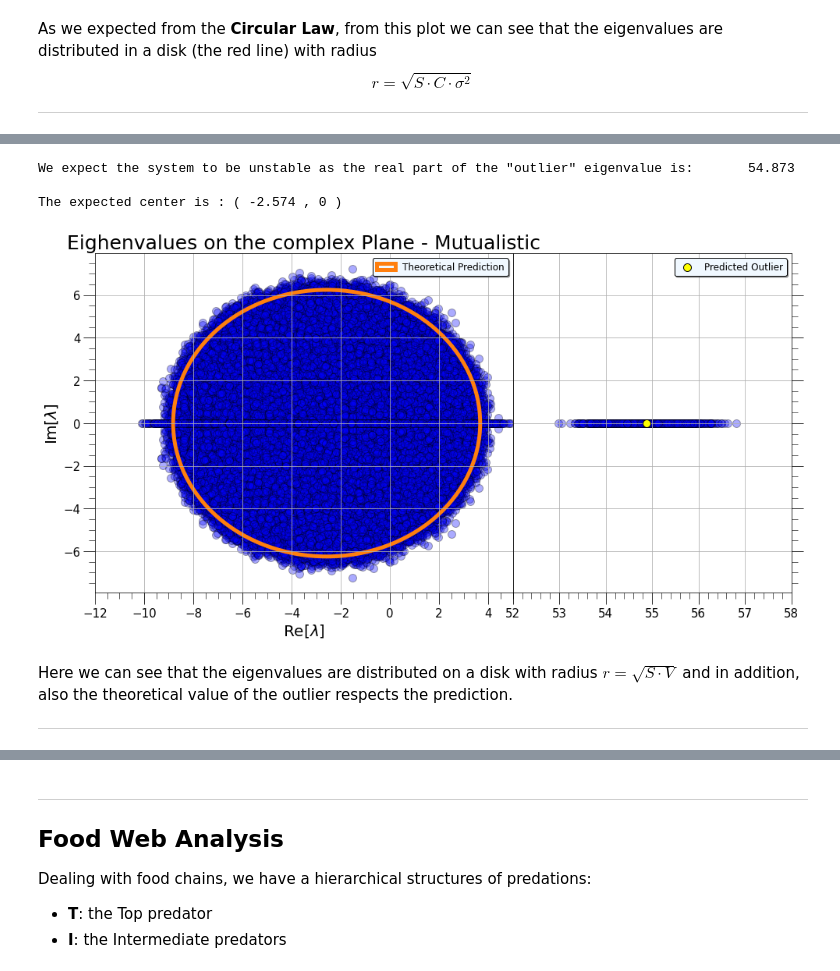
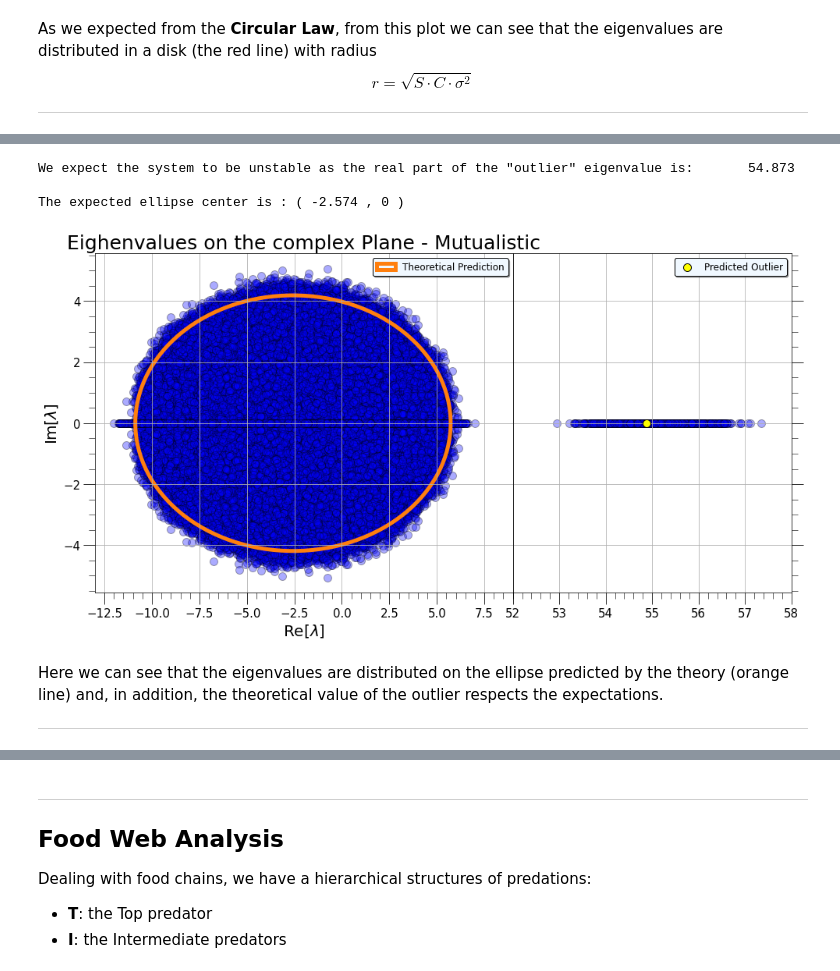
Before and after one commit to AndreaLazzari/PhysicalModelsOfLivingSystems, a Jupyter notebook: Week4/Homework_Week4_Lazzari.ipynb, the cells around one changed output, grey strips where cells are left out. Drawn from its saved outputs; the diff is of its cells as text; code cells hidden in the pictures.

```diff
--- a/Week4/Homework_Week4_Lazzari.ipynb
+++ b/Week4/Homework_Week4_Lazzari.ipynb
@@ -161,29 +177,33 @@ Re (\lambda) = (S-1) \cdot C \cdot \mathbb{E}[|x|] = (S-1) \cdot C \cdot \dfrac{
 $$.
 # %%
 def random_matrix_mutualistic(S, C, d , pdf , parameters):
-    # Generate a random a SxS matrix with non zero entries with probability of C
+
+    # Generate a random a SxS matrix with mij and mji non zero entries with probability of C
     # with diagonal equal to -d
-
     #S : size of the matrix
     #C : probability of non zero entries
     #d : (-)diagonal value
     #pdf : probability distribution function (NumPy)
     #parameters : parameters of the pdf (Dict)
 
+
+    #generate a SxS matrix of 0 with prob 1-C and 1 with probability C
+    A = np.random.choice([0,1], size=(S,S), p=[1-C, C])
+
+    A = np.triu(A, k=1)      #set the lower triangular part to 0
+    rand_mat = A + A.T       #set the lower triangular part specularly w.r.t. the upper triangular part
+
     # Generate a random a SxS matrix from probability distribution pdf(parameters)
-    mat = pdf(size=(S,S), **parameters)
-    mat = np.abs(mat)
+    norm_mat = pdf(size=(S,S), **parameters)
 
 
-    # Set diagonal to -d
-    np.fill_diagonal(mat, -d)
+    random_mutual_mat = norm_mat*rand_mat            #multiply the two matrices in order to have the desired distribution on mij and mji
 
-    # Set the off-diagonal entries to zero if the uniformly drawn p is > C
-    mat[np.triu(np.random.uniform(size = (S, S)), k = 1) > C]=0
-    mat[np.tril(np.random.uniform(size = (S, S)), k = -1) > C]=0
+    random_mutual_mat = np.abs(random_mutual_mat)    #absolute value of the matrix
 
+    np.fill_diagonal(random_mutual_mat, -d)          #set the diagonal to -d
 
-    return mat
+    return random_mutual_mat
 # %%
 S = 100      #dimension of the matrix
 C = 0.72     #probability of non zero entries
@@ -197,55 +217,59 @@ par = {'loc': 0, 'scale' : std}      # parameters of the normal pdf
 realizations = 1000    #number of repetitions
 # %%
 print(f'We expect the system to be unstable as the real part of the "outlier" eigenvalue is: \
-      {C * (S - 1) * ((2 * std) / (np.sqrt(2 * np.pi))) - d:.3f}')
+      { -d + (S - 1) * C * ((2 * std) / (np.sqrt(2 * np.pi))):.3f}')
 
-print(f'\nThe expected center is : ( {-d - C * (2 * std)/ np.sqrt(2 * np.pi):.3f} , 0 )')
+print(f'\nThe expected ellipse center is : ( {-d - C * (2 * std)/ np.sqrt(2 * np.pi):.3f} , 0 )')
 # %% [output]
 We expect the system to be unstable as the real part of the "outlier" eigenvalue is:       54.873
 
-The expected center is : ( -2.574 , 0 )
+The expected ellipse center is : ( -2.574 , 0 )
 # %%
 V = C * std**2 * (1 - (2*C)/ np.pi)
-circle = plt.Circle(( -d - C * (2 * std)/ np.sqrt(2 * np.pi) , 0), np.sqrt(S * V), color='C1', fill=False, linewidth=5,
-                        label='Theoretical Prediction')
+rho =(1-C)/((np.pi/2) - C)
+
+ellipse = matplotlib.patches.Ellipse(xy = (-d - C * (2 * std)/ np.sqrt(2 * np.pi), 0) ,
+                                     width = 2 * np.sqrt(S*V)*(1 + rho),
+                                     height = 2 * np.sqrt(S*V)*(1 - rho),
+                                                color = 'C1', fill=False, linewidth=5, label='Theoretical Prediction')
 
 fig, (ax1, ax2) = plt.subplots(1, 2, figsize = (16, 8), sharey=True, gridspec_kw={'wspace': 0, 'width_ratios': [3, 2]})
-ax1.set_xlim(-12, 5)
+ax1.set_xlim(-13, 9)
 ax2.set_xlim(52, 58)
 ax2.yaxis.tick_right()
 
 for i in range(repetitions):
 
     r_mat = random_matrix_mutualistic(S , C , d , dist , parameters=par)    #random SxS matrix - mutualistic case
 
     eighenvalues, _ = np.linalg.eig(r_mat)
 
     ax1.scatter(np.real(eighenvalues), np.imag(eighenvalues), s=100, edgecolors='black', color='blue', alpha=0.33)
     ax2.scatter(np.real(eighenvalues), np.imag(eighenvalues), s=100, edgecolors='black', color='blue', alpha=0.33)
 
-ax1.add_patch(circle)
-ax2.scatter(C * (S - 1) * ((2 * std) / (np.sqrt(2 * np.pi))) - d, 0, edgecolor = 'black',
+ax1.add_patch(ellipse)
+ax2.scatter(-d + (S - 1) * C * ((2 * std) / (np.sqrt(2 * np.pi))), 0, edgecolor = 'black',
             color = 'yellow', s = 100, zorder = 3, label='Predicted Outlier')
 
 ax1.set_title('Eighenvalues on the complex Plane - Mutualistic', fontsize = 25)
 ax1.set_xlabel('Re[$\\lambda$]', fontsize = 20)
 ax1.set_ylabel('Im[$\\lambda$]', fontsize = 20)
 
 for ax in [ax1,ax2]:
     ax.legend(facecolor = 'aliceblue', edgecolor = 'black', shadow = True, fontsize = 12)
     ax.get_xaxis().set_major_formatter(matplotlib.ticker.ScalarFormatter())
     ax.get_yaxis().set_major_formatter(matplotlib.ticker.ScalarFormatter())
 
     ax.get_xaxis().set_minor_formatter(matplotlib.ticker.NullFormatter())
     ax.tick_params(axis='both', which='major', labelsize=15, length=15)
     ax.tick_params(axis='both', which='minor', labelsize=15, length=8)
 
     ax.grid(zorder = 1)
     ax.minorticks_on()
 # %% [output]
-[figure, old version]
+[figure, new version]
 # %% [markdown]
-Here we can see that the eigenvalues are distributed on a disk with radius $r = \sqrt{S \cdot V}$ and in addition, also the theoretical value of the outlier respects the prediction.
+Here we can see that the eigenvalues are distributed on the ellipse predicted by the theory (orange line) and, in addition, the theoretical value of the outlier respects the expectations.
 
 ---
 # %% [markdown]
```
Also changed, not shown: parts of 9 cells of this notebook.
